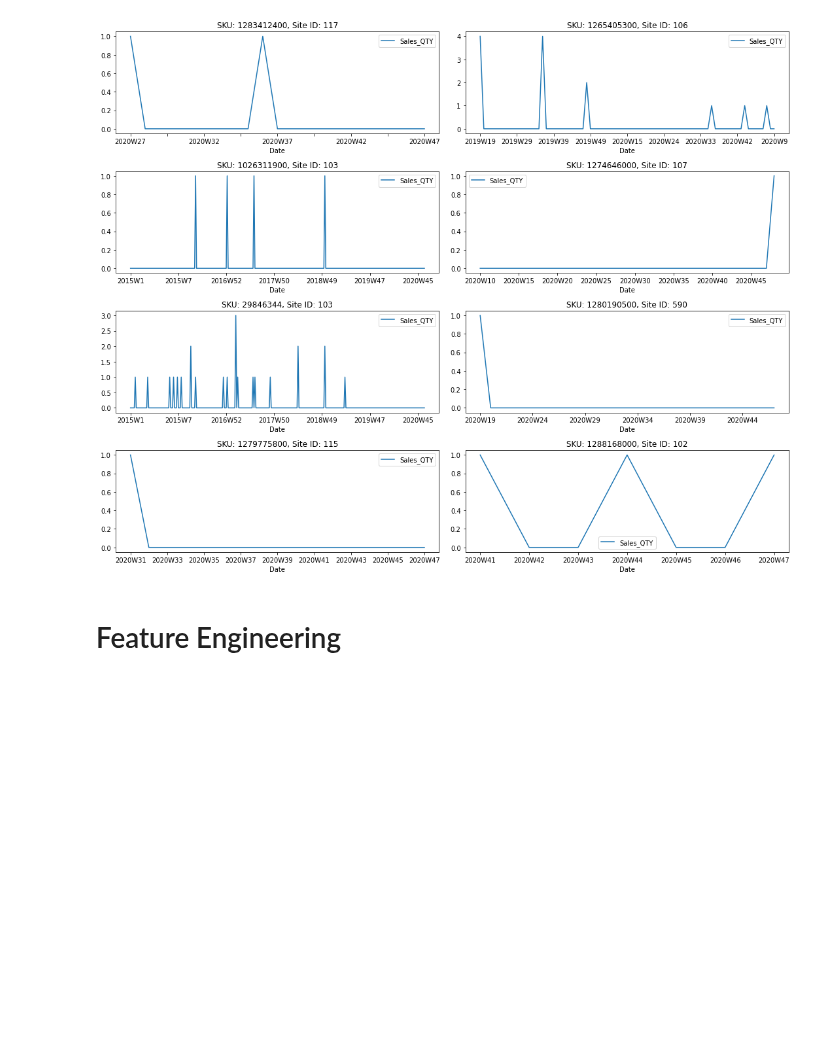
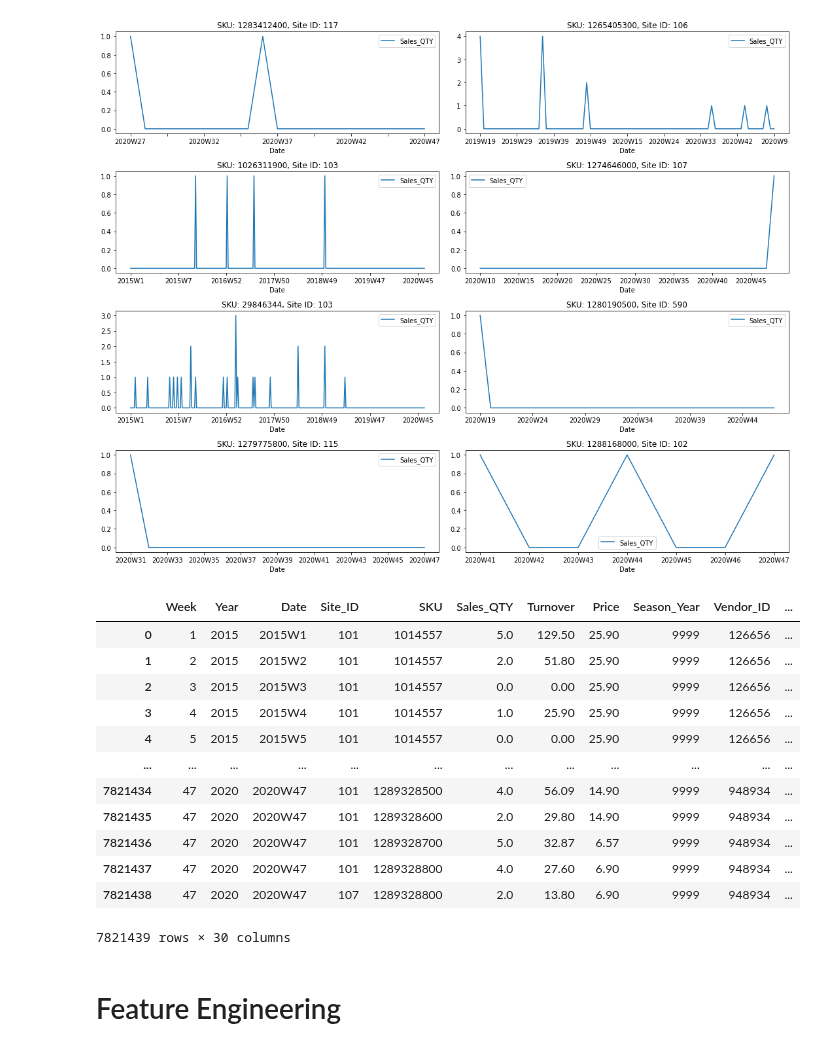
Before and after one commit to dominicdoerig/verteiler, a Jupyter notebook: 03_Forecasting_LightGBM/Boosted-Trees_v2.ipynb, the cells around one changed output. Drawn from its saved outputs; the diff is of its cells as text; code cells hidden in the pictures; blank space fills up the shorter version.

```diff
--- a/03_Forecasting_LightGBM/Boosted-Trees_v2.ipynb
+++ b/03_Forecasting_LightGBM/Boosted-Trees_v2.ipynb
@@ -140,6 +141,23 @@ samples = df.loc[df.Classification == classification][['Site_ID','SKU']].drop_du
 plot_timeseries(samples, df)
 # %% [output]
 [figure]
+# %%
+df =pd.read_csv('data.csv')
+df
+# %% [output]
+|  | Week | Year | Date | Site_ID | SKU | Sales_QTY | Turnover | Price | Season_Year | Vendor_ID | ... |
+| 0 | 1 | 2015 | 2015W1 | 101 | 1014557 | 5.0 | 129.50 | 25.90 | 9999 | 126656 | ... |
+| 1 | 2 | 2015 | 2015W2 | 101 | 1014557 | 2.0 | 51.80 | 25.90 | 9999 | 126656 | ... |
+| 2 | 3 | 2015 | 2015W3 | 101 | 1014557 | 0.0 | 0.00 | 25.90 | 9999 | 126656 | ... |
+| 3 | 4 | 2015 | 2015W4 | 101 | 1014557 | 1.0 | 25.90 | 25.90 | 9999 | 126656 | ... |
+| 4 | 5 | 2015 | 2015W5 | 101 | 1014557 | 0.0 | 0.00 | 25.90 | 9999 | 126656 | ... |
+| ... | ... | ... | ... | ... | ... | ... | ... | ... | ... | ... | ... |
+| 7821434 | 47 | 2020 | 2020W47 | 101 | 1289328500 | 4.0 | 56.09 | 14.90 | 9999 | 948934 | ... |
+| 7821435 | 47 | 2020 | 2020W47 | 101 | 1289328600 | 2.0 | 29.80 | 14.90 | 9999 | 948934 | ... |
+| 7821436 | 47 | 2020 | 2020W47 | 101 | 1289328700 | 5.0 | 32.87 | 6.57 | 9999 | 948934 | ... |
+| 7821437 | 47 | 2020 | 2020W47 | 101 | 1289328800 | 4.0 | 27.60 | 6.90 | 9999 | 948934 | ... |
+| 7821438 | 47 | 2020 | 2020W47 | 107 | 1289328800 | 2.0 | 13.80 | 6.90 | 9999 | 948934 | ... |
+7821439 rows × 30 columns
 # %% [markdown]
 # Feature Engineering
 # %%
```
Also changed, not shown: parts of 11 cells of this notebook, 2 other files.
